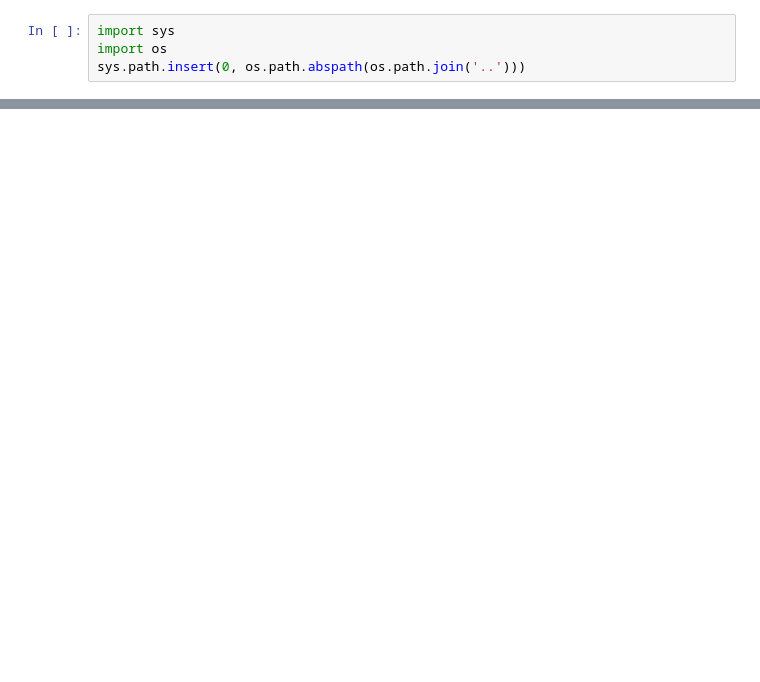
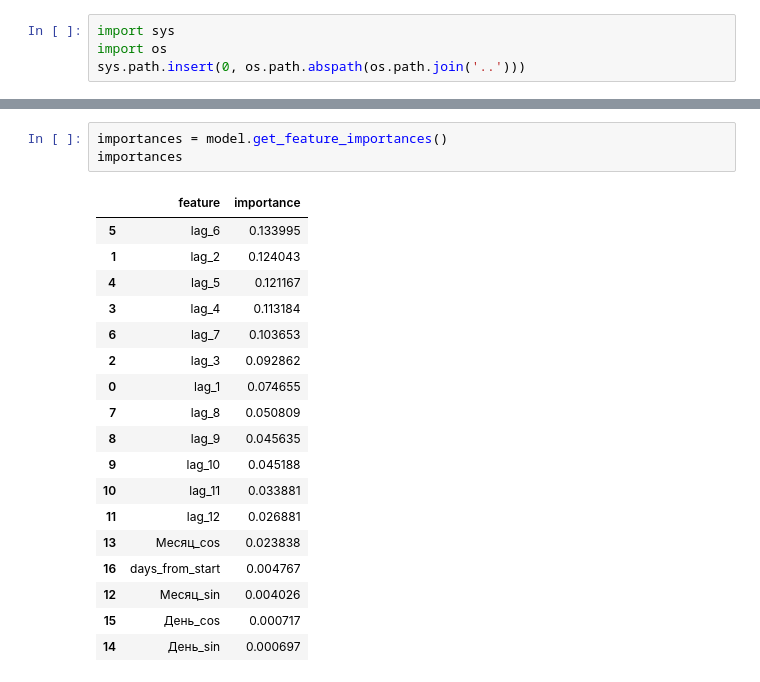
Before and after one commit to mefodyvaulin/ml-salekhard, a Jupyter notebook: xgboost/v1.ipynb, the cells around one changed output, grey strips where cells are left out. Cells and saved outputs as stored; diff of their text form; blank space fills up the shorter version.

```diff
--- a/xgboost/v1.ipynb
+++ b/xgboost/v1.ipynb
@@ -33,0 +189,22 @@ df_test = df_test.interpolate(method='akima').ffill().bfill().round(2)
+# %%
+importances = model.get_feature_importances()
+importances
+# %% [output]
+|  | feature | importance |
+| 5 | lag_6 | 0.133995 |
+| 1 | lag_2 | 0.124043 |
+| 4 | lag_5 | 0.121167 |
+| 3 | lag_4 | 0.113184 |
+| 6 | lag_7 | 0.103653 |
+| 2 | lag_3 | 0.092862 |
+| 0 | lag_1 | 0.074655 |
+| 7 | lag_8 | 0.050809 |
+| 8 | lag_9 | 0.045635 |
+| 9 | lag_10 | 0.045188 |
+| 10 | lag_11 | 0.033881 |
+| 11 | lag_12 | 0.026881 |
+| 13 | Месяц_cos | 0.023838 |
+| 16 | days_from_start | 0.004767 |
+| 12 | Месяц_sin | 0.004026 |
+| 15 | День_cos | 0.000717 |
+| 14 | День_sin | 0.000697 |
```
Also changed, not shown: parts of 16 cells of this notebook, 4 other files.
